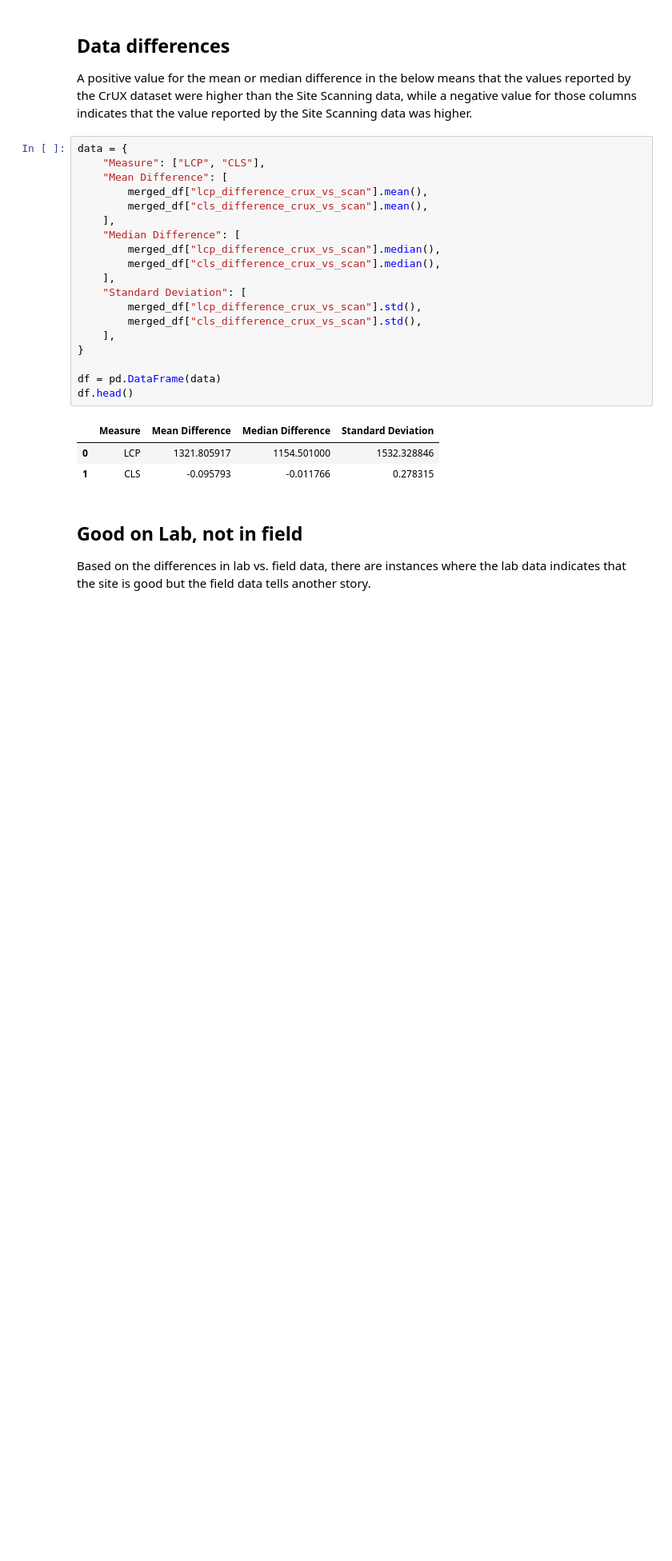
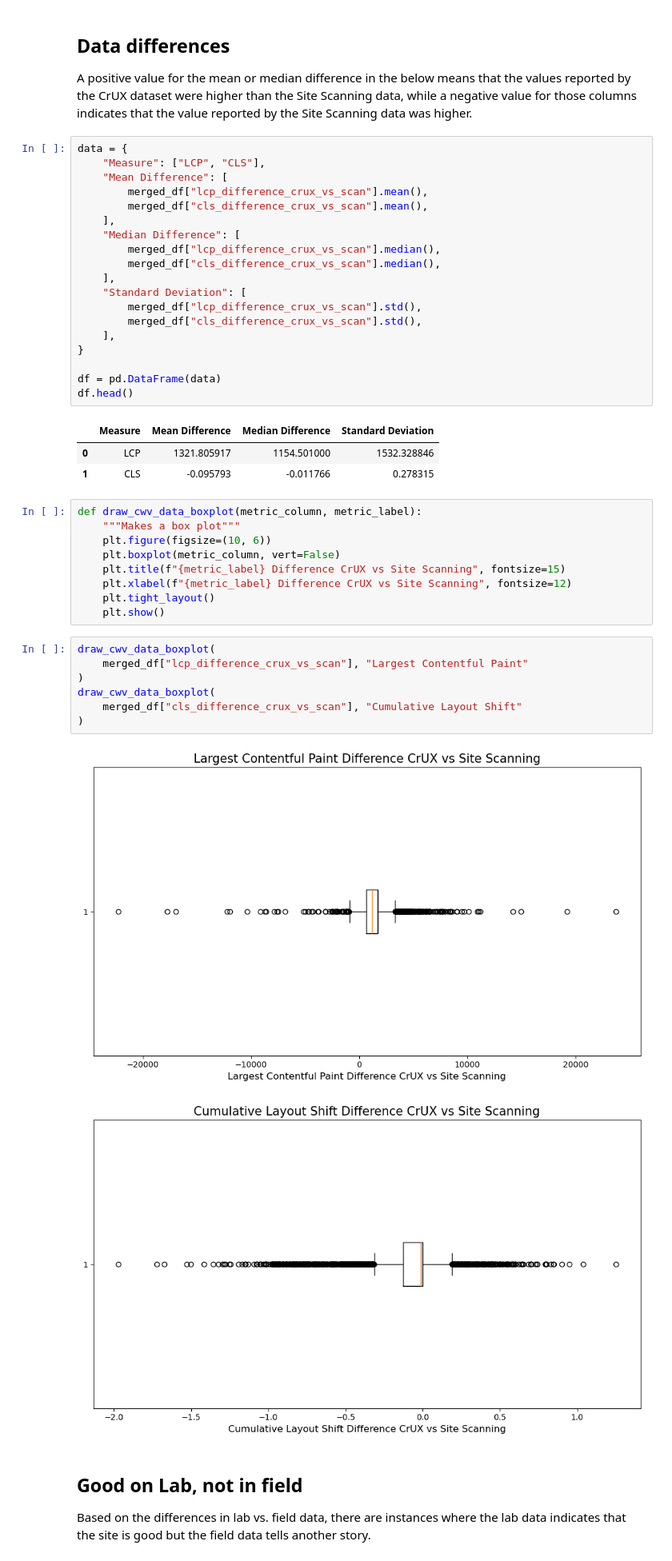
Before and after one commit to GSA-TTS/inclusive-web-performance-cx, a Jupyter notebook: research/site_scan_and_crux_variance.ipynb, the cells around one changed output. Shown: that part at 80% size. Drawn from its saved outputs; the diff is of its cells as text; blank space fills up the shorter version.

```diff
--- a/research/site_scan_and_crux_variance.ipynb
+++ b/research/site_scan_and_crux_variance.ipynb
@@ -101,6 +102,25 @@ df.head()
 |  | Measure | Mean Difference | Median Difference | Standard Deviation |
 | 0 | LCP | 1321.805917 | 1154.501000 | 1532.328846 |
 | 1 | CLS | -0.095793 | -0.011766 | 0.278315 |
+# %%
+def draw_cwv_data_boxplot(metric_column, metric_label):
+    """Makes a box plot"""
+    plt.figure(figsize=(10, 6))
+    plt.boxplot(metric_column, vert=False)
+    plt.title(f"{metric_label} Difference CrUX vs Site Scanning", fontsize=15)
+    plt.xlabel(f"{metric_label} Difference CrUX vs Site Scanning", fontsize=12)
+    plt.tight_layout()
+    plt.show()
+# %%
+draw_cwv_data_boxplot(
+    merged_df["lcp_difference_crux_vs_scan"], "Largest Contentful Paint"
+)
+draw_cwv_data_boxplot(
+    merged_df["cls_difference_crux_vs_scan"], "Cumulative Layout Shift"
+)
+# %% [output]
+[figure, added]
+[figure, added]
 # %% [markdown]
 ## Good on Lab, not in field
 
```
Also changed, not shown: parts of 5 cells of this notebook, 1 other file.
